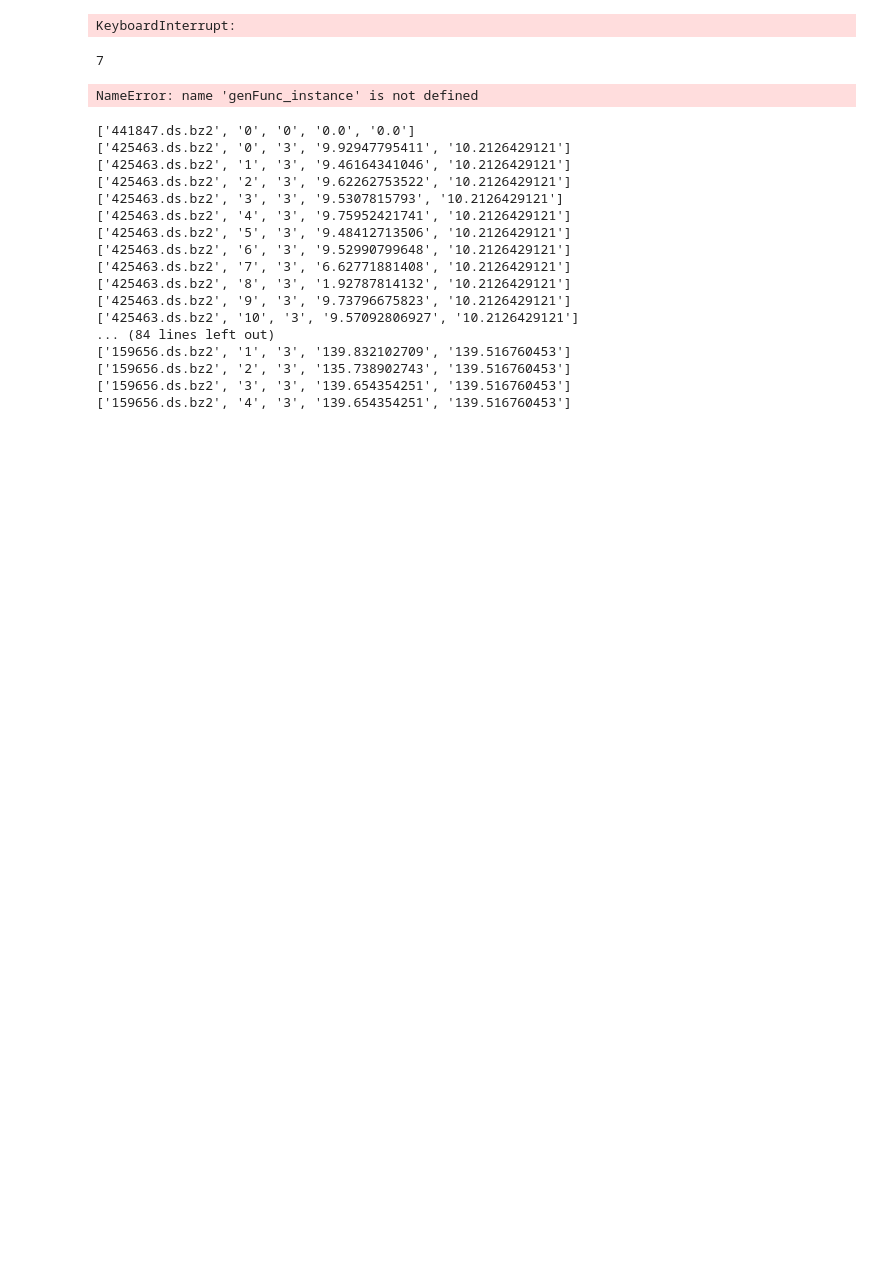
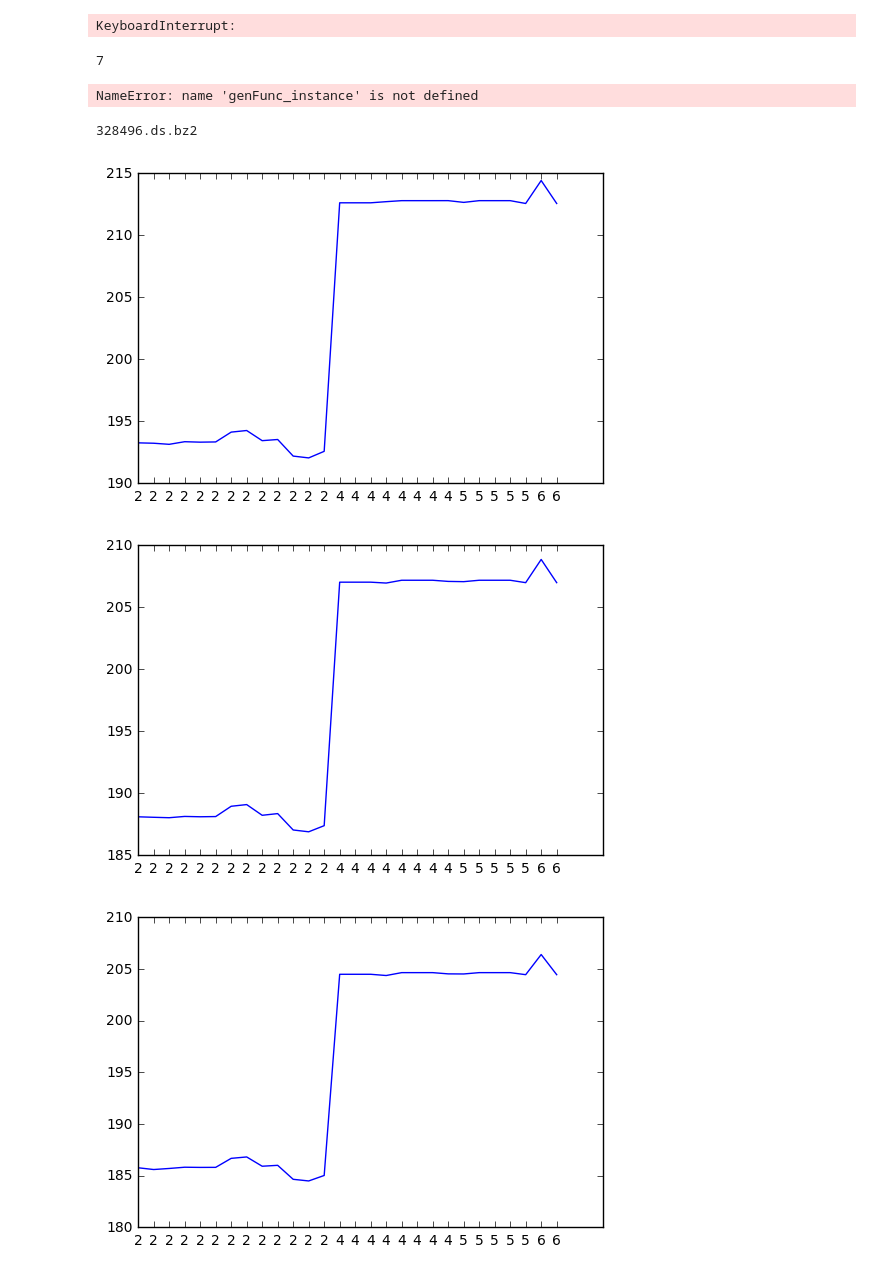
Before and after one commit to bsantraigi/Sanskrit-Segmentation-Extended, a Jupyter notebook: Rough.ipynb, the cells around one changed output. Drawn from its saved outputs; the diff is of its cells as text; code cells hidden in the pictures; blank space fills up the shorter version.

```diff
--- a/Rough.ipynb
+++ b/Rough.ipynb
@@ -30,27 +31,41 @@ import csv
 # %%
 %matplotlib inline
-# %%
-
-with open('outputs/plot_loss.csv', 'r') as fh:
-    lossf_reader = csv.reader(fh)
-    for _ in range(100):
-        lr = next(lossf_reader)
-        fn = lr[0]
-# %% [output]
-['441847.ds.bz2', '0', '0', '0.0', '0.0']
-['425463.ds.bz2', '0', '3', '9.92947795411', '10.2126429121']
-['425463.ds.bz2', '1', '3', '9.46164341046', '10.2126429121']
-['425463.ds.bz2', '2', '3', '9.62262753522', '10.2126429121']
-['425463.ds.bz2', '3', '3', '9.5307815793', '10.2126429121']
-['425463.ds.bz2', '4', '3', '9.75952421741', '10.2126429121']
-['425463.ds.bz2', '5', '3', '9.48412713506', '10.2126429121']
-['425463.ds.bz2', '6', '3', '9.52990799648', '10.2126429121']
-['425463.ds.bz2', '7', '3', '6.62771881408', '10.2126429121']
-['425463.ds.bz2', '8', '3', '1.92787814132', '10.2126429121']
-['425463.ds.bz2', '9', '3', '9.73796675823', '10.2126429121']
-['425463.ds.bz2', '10', '3', '9.57092806927', '10.2126429121']
-... (84 lines left out)
-['159656.ds.bz2', '1', '3', '139.832102709', '139.516760453']
-['159656.ds.bz2', '2', '3', '135.738902743', '139.516760453']
-['159656.ds.bz2', '3', '3', '139.654354251', '139.516760453']
-['159656.ds.bz2', '4', '3', '139.654354251', '139.516760453']
+# %%
+class A:
+    def __init__(self):
+        # Key : iteration, value: list of tuples (node_diff, energy)
+        self.store = defaultdict(list)
+        # Key : iteration, value: gold_energy
+        self.eng = defaultdict(int)
+        self.lastIter = -1
+all_data = defaultdict(lambda: A())
+
+lastFile = ''
+with open('outputs/plot_loss.csv', 'r') as fh:
+    lossf_reader = csv.reader(fh)
+    for lr in lossf_reader:
+        #lr = next(lossf_reader)
+        fn = lr[0]
+        if lastFile != fn:
+            all_data[fn].lastIter += 1
+            all_data[fn].eng[all_data[fn].lastIter] = lr[4]
+            lastFile = fn
+        all_data[fn].store[all_data[fn].lastIter].append((lr[2], lr[3]))
+# %%
+files = list(all_data.keys())
+# %%
+file_name = files[102]
+print(file_name)
+for itx in all_data[file_name].store.keys():
+    energies = all_data[file_name].store[itx]
+    energies.sort(key = lambda x: x[0])
+    labels = [t[0] for t in energies]
+    x = list(range(len(energies)))
+    plt.plot([t[1] for t in energies])
+    plt.xticks(x, labels)
+    plt.show()
+# %% [output]
+328496.ds.bz2
+[figure, added]
+[figure, added]
+[figure, added]
```
Also changed, not shown: parts of 10 cells of this notebook, 4 other files.
